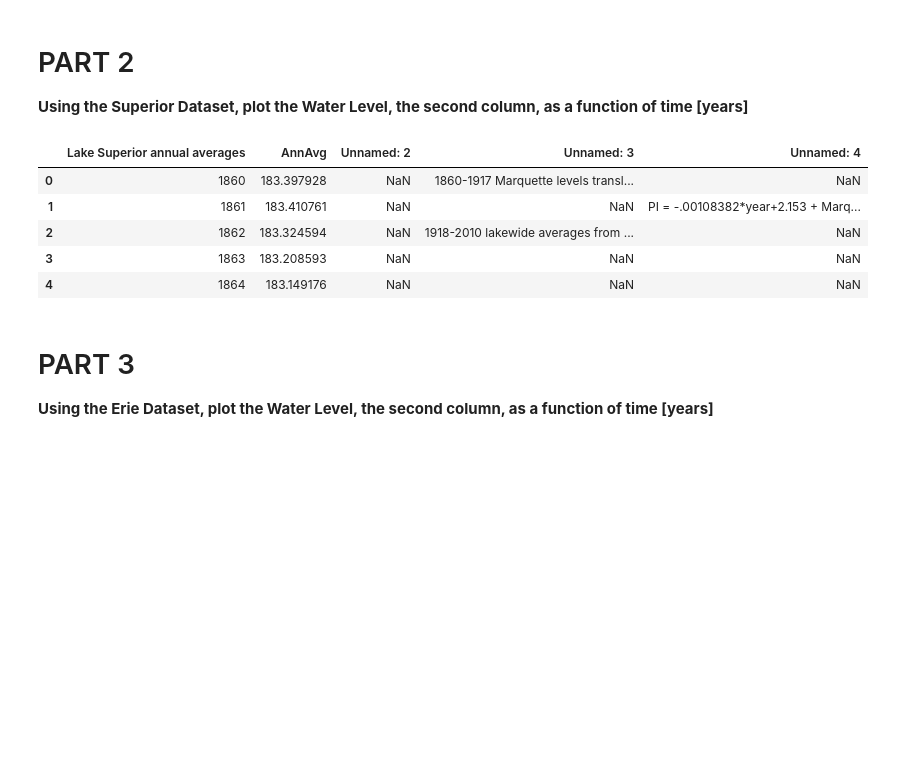
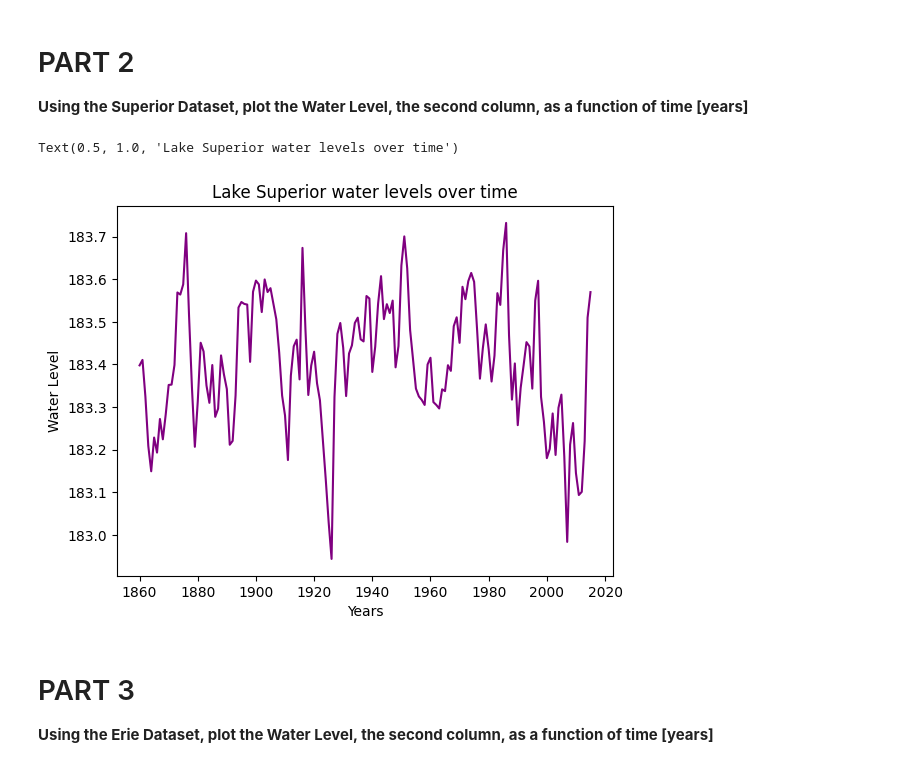
Before and after one commit to CartyJah/CMSE202_Git_Started, a Jupyter notebook: Great_Lakes_and_Grand_River.ipynb, the cells around one changed output. Saved outputs shown, nothing was run; the diff lists cells and outputs as text; code cells hidden in the pictures; blank space fills up the shorter version.

```diff
--- a/Great_Lakes_and_Grand_River.ipynb
+++ b/Great_Lakes_and_Grand_River.ipynb
@@ -47,18 +46,16 @@ Text(0, 0.5, 'Water Level')
 **Using the Superior Dataset, plot the Water Level, the second column, as a function of time [years]**
 # %%
 # Insert Code Here
-sup_data = pd.read_csv("~/CMSE202/repositories/CMSE202_Git_Started/data/sup.csv", delimiter=",")
-plt.plot(sup_data["Lake Superior annual averages"], sup_data["AnnAvg"],color = "purple")
-plt.title("Michigan and Huron Lake levels over time")
+sup_data = pd.read_csv("~/CMSE202/repositories/CMSE202_Git_Started/data/sup.csv")
+sup_data.head()
+
+plt.plot(sup_data["Lake Superior annual averages"],sup_data["AnnAvg"], color = "purple")
 plt.xlabel("Years")
 plt.ylabel("Water Level")
+plt.title("Lake Superior water levels over time")
 # %% [output]
-|  | Lake Superior annual averages | AnnAvg | Unnamed: 2 | Unnamed: 3 | Unnamed: 4 |
-| 0 | 1860 | 183.397928 | NaN | 1860-1917 Marquette levels transl... | NaN |
-| 1 | 1861 | 183.410761 | NaN | NaN | PI = -.00108382*year+2.153 + Marq... |
-| 2 | 1862 | 183.324594 | NaN | 1918-2010 lakewide averages from ... | NaN |
-| 3 | 1863 | 183.208593 | NaN | NaN | NaN |
-| 4 | 1864 | 183.149176 | NaN | NaN | NaN |
+Text(0.5, 1.0, 'Lake Superior water levels over time')
+[figure, added]
 # %% [markdown]
 # PART 3
 
```
Also changed, not shown: parts of 1 cell of this notebook.
